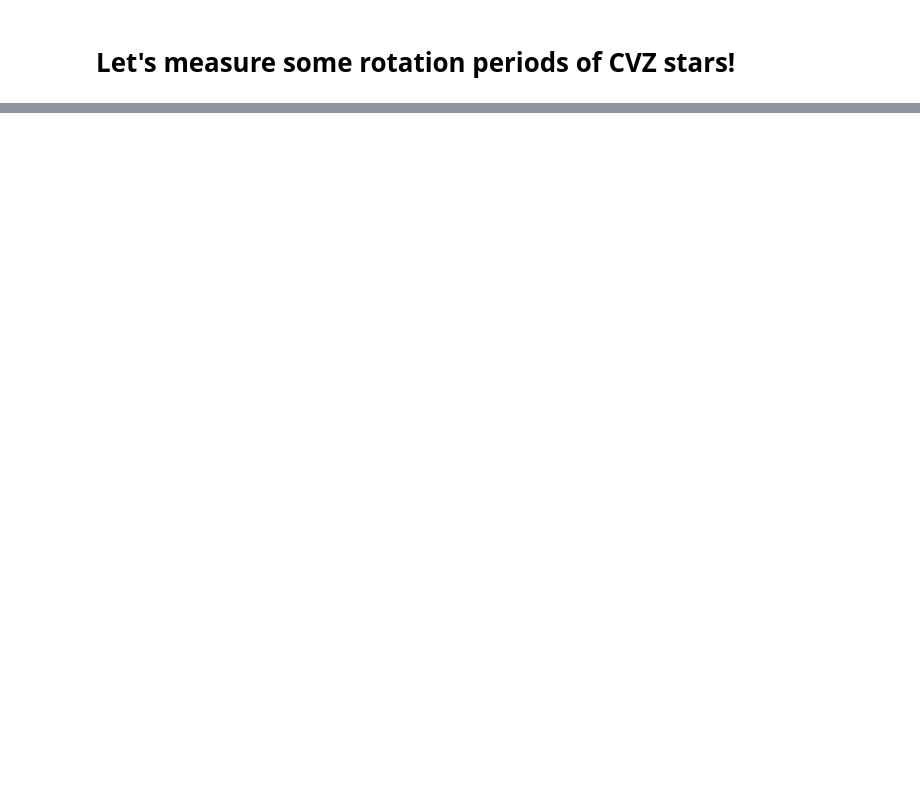
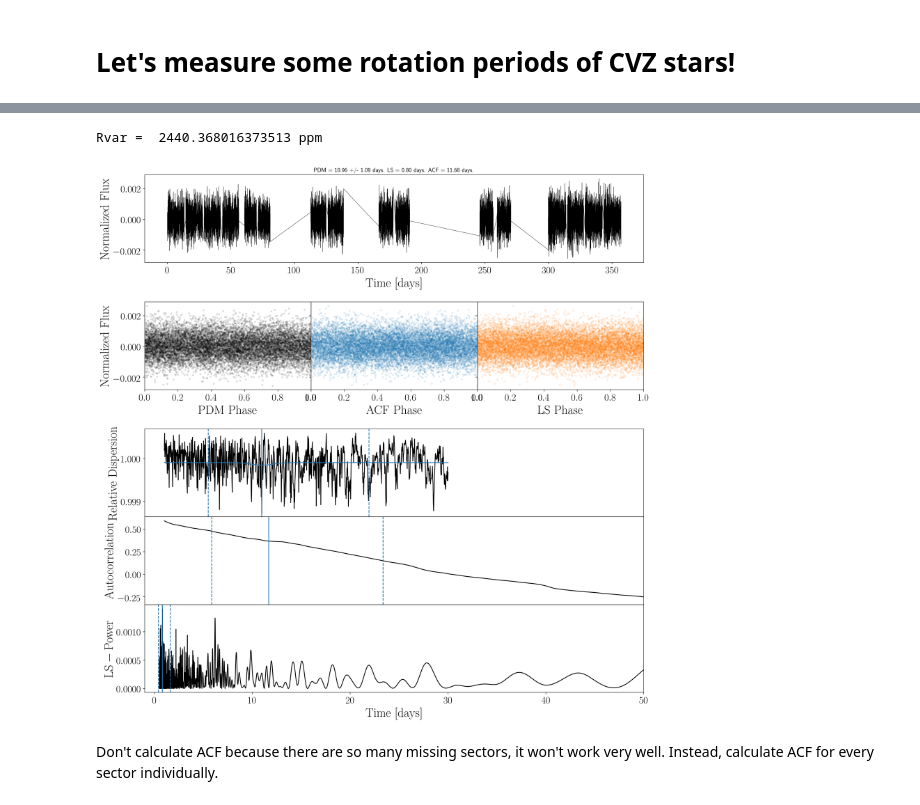
Before and after one commit to RuthAngus/TESS-rotation, a Jupyter notebook: code/Measuring_rotation_periods_for_CVZ_stars.ipynb, the cells around one changed output, grey strips where cells are left out. Drawn from its saved outputs; the diff is of its cells as text; code cells hidden in the pictures; blank space fills up the shorter version.

Commit message:
updating method

```diff
--- a/code/Measuring_rotation_periods_for_CVZ_stars.ipynb
+++ b/code/Measuring_rotation_periods_for_CVZ_stars.ipynb
@@ -39,0 +157,20 @@ lc.scatter(alpha=.5, s=.5);
+# %%
+corrected_y /= original_flux_median
+# %%
+rotate = ss.RotationModel(t, corrected_y, yerr)
+ls_period = rotate.ls_rotation()
+
+def myround(x, base=5):
+    return int(base * round(float(x)/base))
+
+acf_period = rotate.acf_rotation(interval=0.00138889, cutoff=1, window_length=999)
+# fig = rotate.big_plot(methods=["acf", "ls"], xlim=(-1, 50));
+
+period_grid = np.linspace(1, 30, 1000)
+pdm_period = rotate.pdm_rotation(period_grid)
+fig = rotate.big_plot(methods=["pdm", "acf", "ls"], xlim=(-1, 50));
+
+print("Rvar = ", rotate.Rvar*1e6, "ppm")
+# %% [output]
+Rvar =  2440.368016373513 ppm
+[figure, added]
@@ -39,0 +195,2 @@ lc.scatter(alpha=.5, s=.5);
+# %% [markdown]
+Don't calculate ACF because there are so many missing sectors, it won't work very well. Instead, calculate ACF for every sector individually.
```
Also changed, not shown: parts of 27 cells of this notebook.
